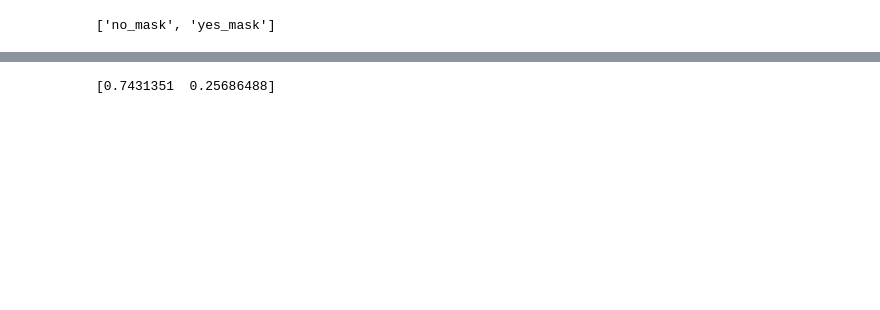
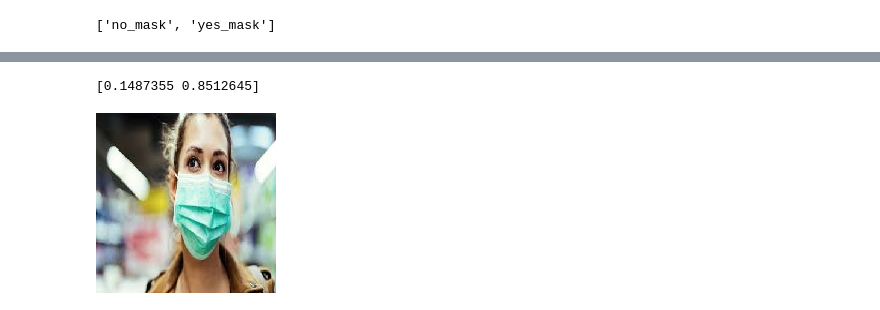
Before and after one commit to igorkatona/Image_recognition, a Jupyter notebook: Covid_mask.ipynb, the cells around one changed output, grey strips where cells are left out. Cells and saved outputs as stored; diff of their text form; code cells hidden in the pictures; blank space fills up the shorter version.

```diff
--- a/Covid_mask.ipynb
+++ b/Covid_mask.ipynb
@@ -178,7 +175,7 @@ plt.show()
 
 # Formating picture to be apropriate for model to predict
 imageSize=[img_height,img_width]
-imageLocation = "./woman.jpg"
+imageLocation = "./w_mask.jpg"
 predictImage = tf.keras.preprocessing.image.load_img(
     imageLocation,
     target_size=imageSize
@@ -188,13 +185,17 @@ img_array = tf.keras.preprocessing.image.img_to_array(predictImage)
 img_array = tf.expand_dims(img_array, 0)
 
 # Making a prediction and dividing it with 255.0 to be able to represent likelihood in percentages
-predictions = resnet_model.predict(img_array/255.0)
+predictions = resnet_model.predict(img_array)
 
 score = predictions[0]
 
 print(score)
 # %% [output]
-[0.7431351  0.25686488]
+[0.1487355 0.8512645]
+# %%
+predictImage
+# %% [output]
+[figure, added]
 # %%
 # Presenting the prediction
 
```
Also changed, not shown: parts of 10 cells of this notebook.
